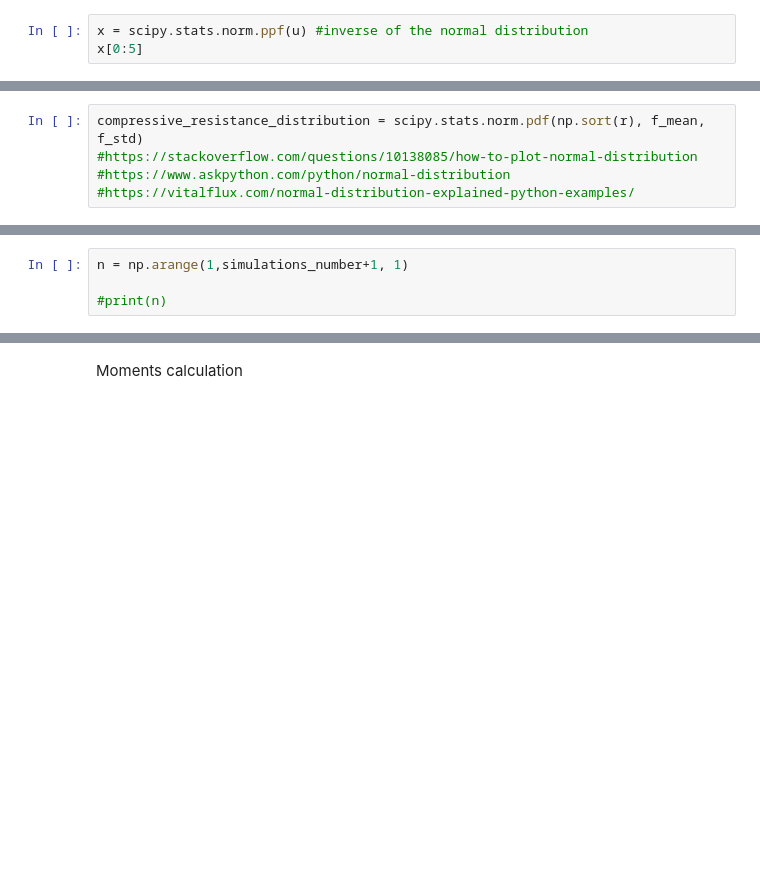
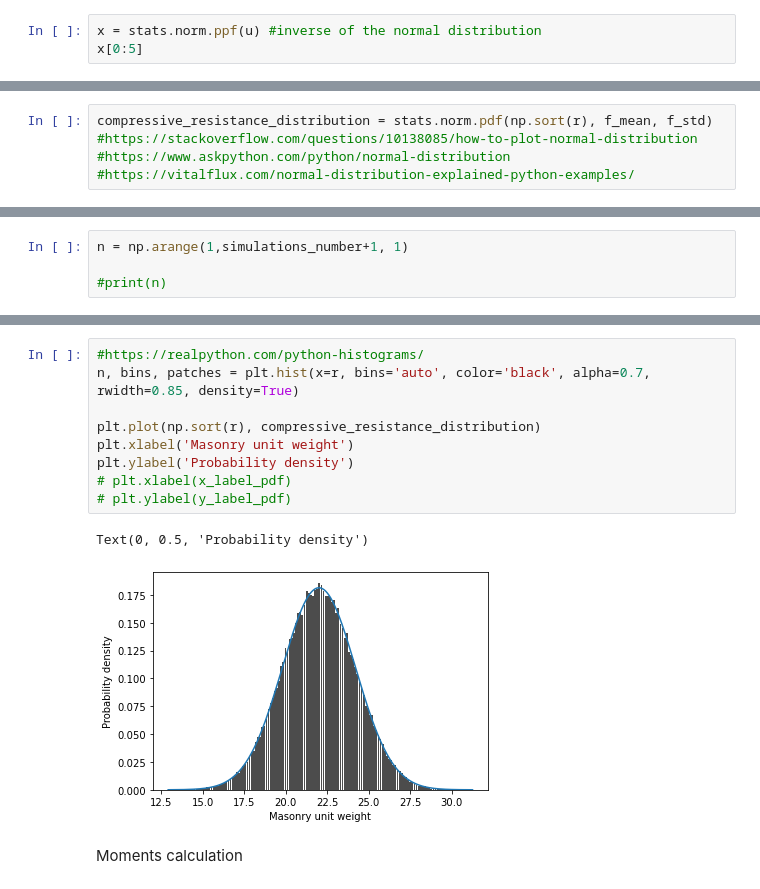
Before and after one commit to pep4climate/AFTER-THE-IALCEE-PAPER, a Jupyter notebook: six_unit_weight_sampling.ipynb, the cells around one changed output, grey strips where cells are left out. Saved outputs shown, nothing was run; the diff lists cells and outputs as text; blank space fills up the shorter version.

```diff
--- a/six_unit_weight_sampling.ipynb
+++ b/six_unit_weight_sampling.ipynb
@@ -24,3 +30,3 @@ u[0:5]
 # %%
-x = scipy.stats.norm.ppf(u) #inverse of the normal distribution
+x = stats.norm.ppf(u) #inverse of the normal distribution
 x[0:5]
@@ -30,5 +40,5 @@ r[0:5]
 # %%
-compressive_resistance_distribution = scipy.stats.norm.pdf(np.sort(r), f_mean, f_std)
+compressive_resistance_distribution = stats.norm.pdf(np.sort(r), f_mean, f_std)
 #https://stackoverflow.com/questions/10138085/how-to-plot-normal-distribution
 #https://www.askpython.com/python/normal-distribution
 #https://vitalflux.com/normal-distribution-explained-python-examples/
@@ -98,3 +115,15 @@ plt.xscale('log')
+# %%
+#https://realpython.com/python-histograms/
+n, bins, patches = plt.hist(x=r, bins='auto', color='black', alpha=0.7, rwidth=0.85, density=True)
+
+plt.plot(np.sort(r), compressive_resistance_distribution)
+plt.xlabel('Masonry unit weight')
+plt.ylabel('Probability density')
+# plt.xlabel(x_label_pdf)
+# plt.ylabel(y_label_pdf)
+# %% [output]
+Text(0, 0.5, 'Probability density')
+[figure, added]
 # %% [markdown]
 Moments calculation
 # %%
```
Also changed, not shown: parts of 15 cells of this notebook, 3 other files.
